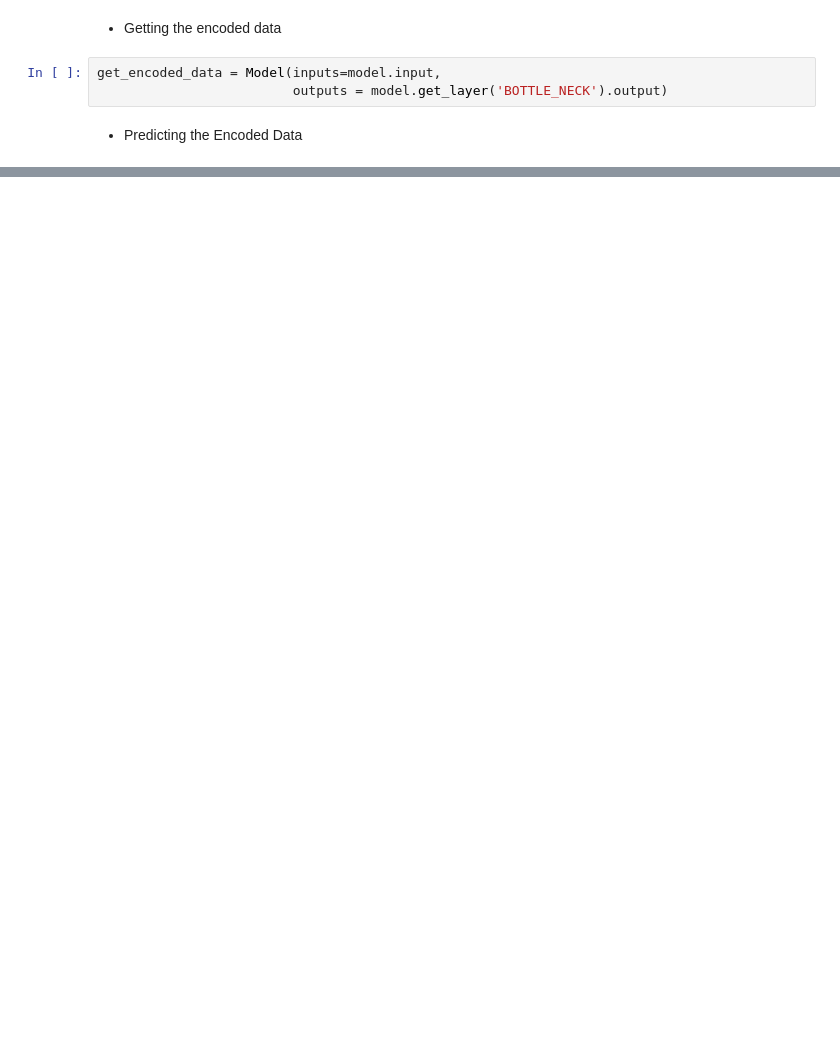
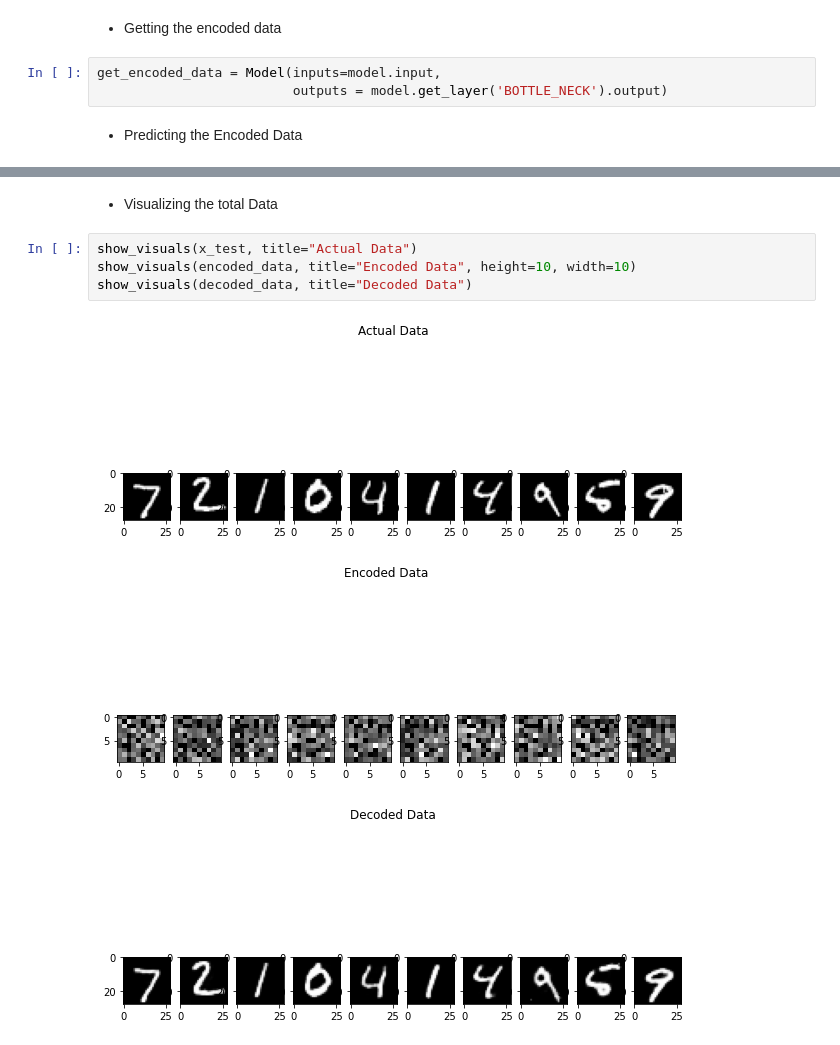
Before and after one commit to Naveen-Karanamu/Handwritten-Digit-Autoencoder, a Jupyter notebook: main.ipynb, the cells around one changed output, grey strips where cells are left out. Cells and saved outputs as stored; diff of their text form; blank space fills up the shorter version.

```diff
--- a/main.ipynb
+++ b/main.ipynb
@@ -182,0 +183,10 @@ encoded_data = get_encoded_data.predict(x_test)
+# %% [markdown]
+* Visualizing the total Data
+# %%
+show_visuals(x_test, title="Actual Data")
+show_visuals(encoded_data, title="Encoded Data", height=10, width=10)
+show_visuals(decoded_data, title="Decoded Data")
+# %% [output]
+[figure, added]
+[figure, added]
+[figure, added]
```
Also changed, not shown: parts of 6 cells of this notebook.
